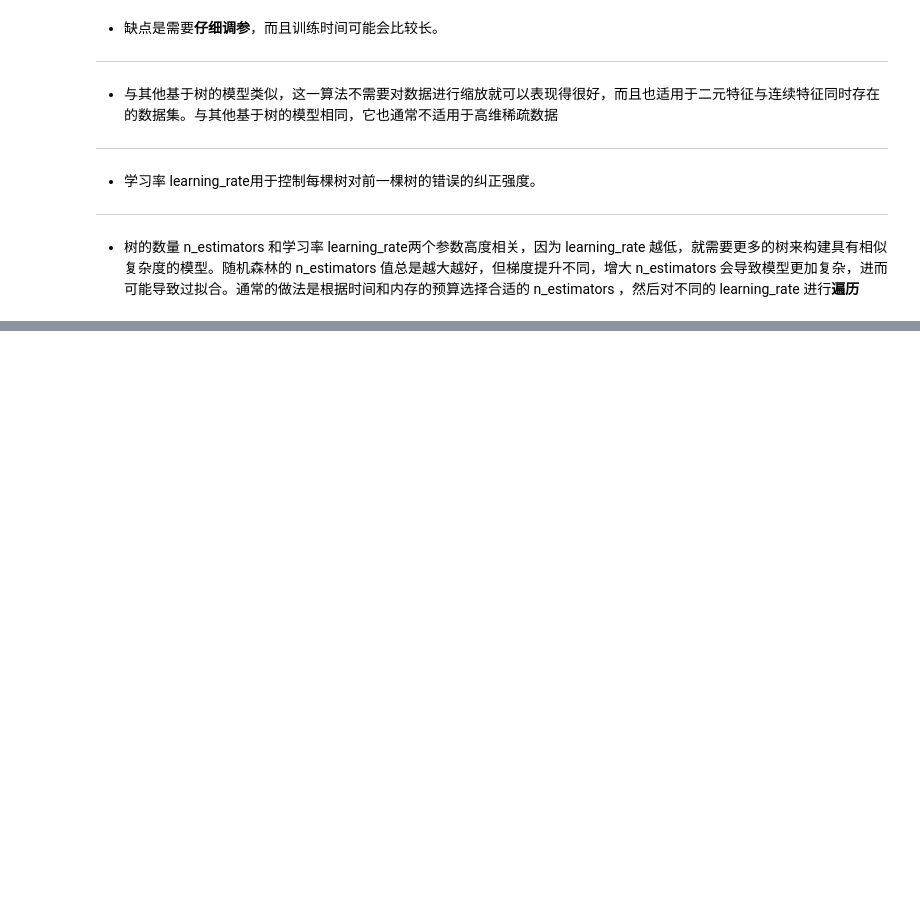
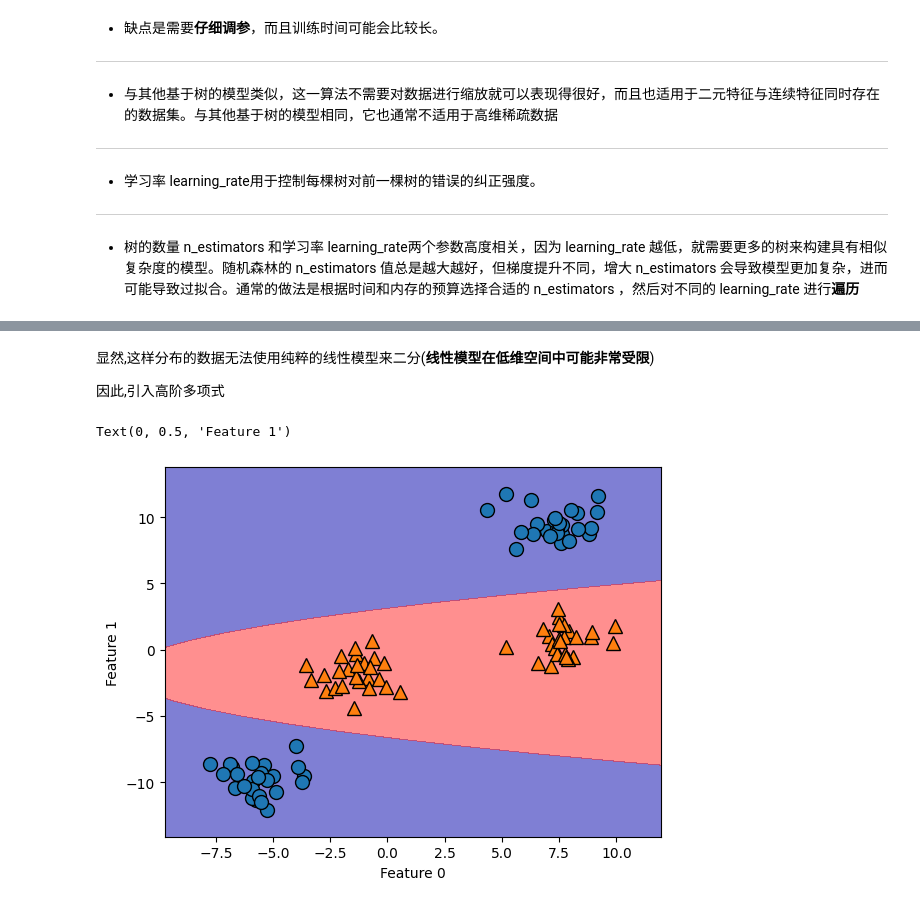
Before and after one commit to czy1101kksk/BriGhTczy-LearningNote, a Jupyter notebook: 机器学习 模型整理.ipynb, the cells around one changed output, grey strips where cells are left out. Saved outputs shown, nothing was run; the diff lists cells and outputs as text; code cells hidden in the pictures; blank space fills up the shorter version.

```diff
--- a/机器学习 模型整理.ipynb
+++ b/机器学习 模型整理.ipynb
@@ -1372,0 +1416,10 @@ Accuracy on test set: 0.960
+# %% [markdown]
+显然,这样分布的数据无法使用纯粹的线性模型来二分(**线性模型在低维空间中可能⾮常受限**)
+
+因此,引入高阶多项式
+# %%
+# 添加第⼆个特征的平⽅，作为⼀个新特征
+X_new = np.hstack([X, X[:, 1:] ** 2])  # 添加二次多项式
+# %% [output]
+Text(0, 0.5, 'Feature 1')
+[figure, added]
```
Also changed, not shown: parts of 86 cells of this notebook, 22 other files.
